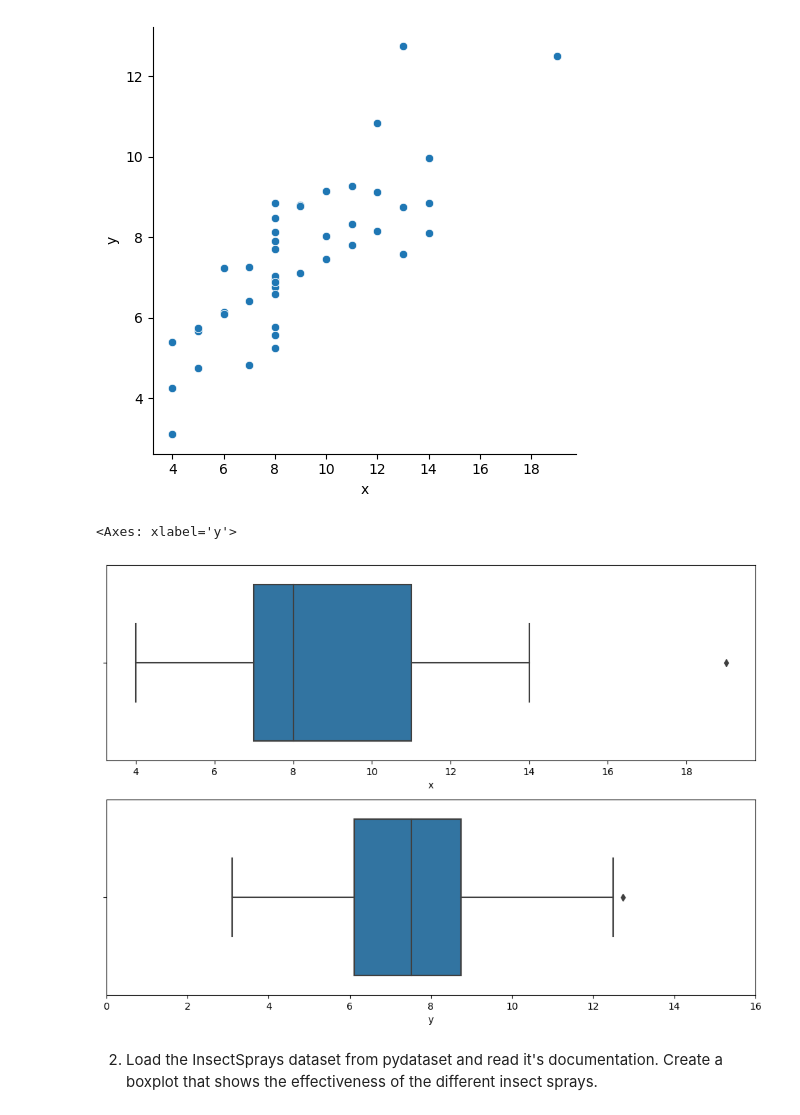
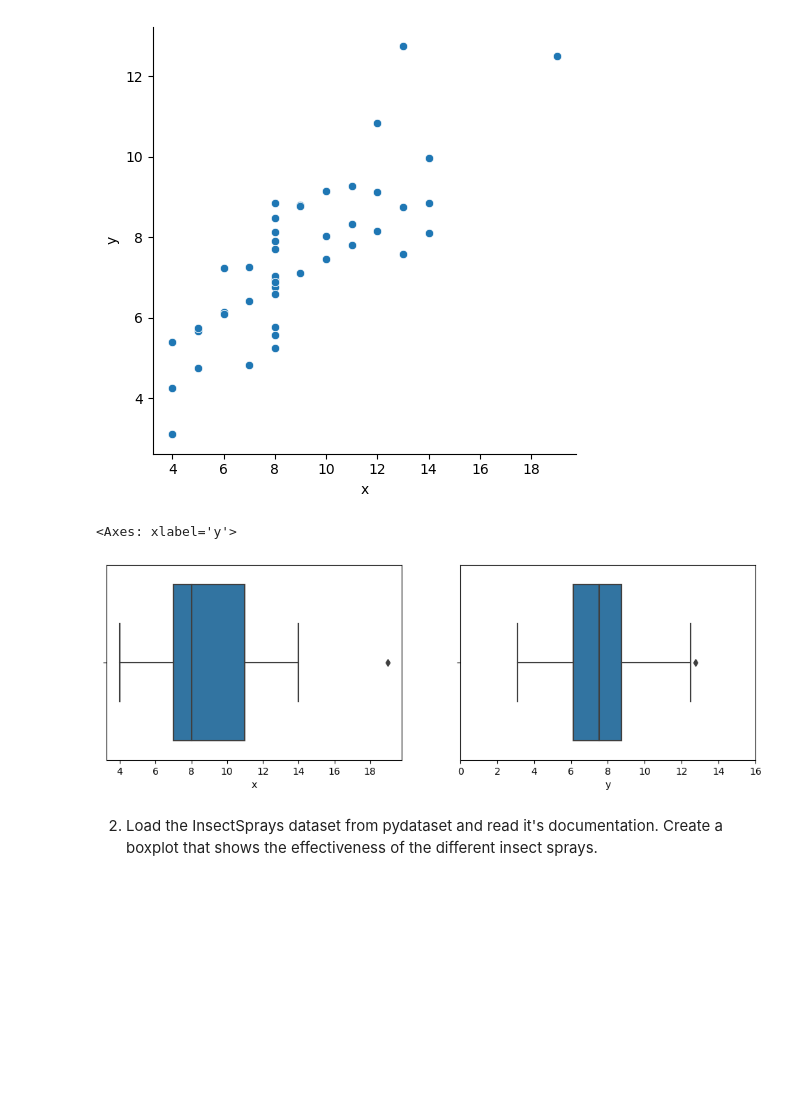
Before and after one commit to eelysee/numpy_pandas_visualization_exercises, a Jupyter notebook: seaborn_exercises.ipynb, the cells around one changed output. Cells and saved outputs as stored; diff of their text form; code cells hidden in the pictures; blank space fills up the shorter version.

```diff
--- a/seaborn_exercises.ipynb
+++ b/seaborn_exercises.ipynb
@@ -88,14 +88,14 @@ sns.relplot(x='x', y='y' , data=anscombe)
 [figure]
 # %%
 plt.figure(figsize=(12, 8))
-plt.subplot(2,1,1)
+plt.subplot(2,2,1)
 sns.boxplot(data=anscombe , x= 'x')
-plt.subplot(2,1,2)
+plt.subplot(2,2,2)
 plt.xlim(0,16)
 sns.boxplot(data=anscombe , x= 'y')
 # %% [output]
 <Axes: xlabel='y'>
-[figure, old version]
+[figure, new version]
 # %% [markdown]
 2. Load the InsectSprays dataset from pydataset and read it's documentation. Create a boxplot that shows the effectiveness of the different insect sprays.
 # %%
```
Also changed, not shown: parts of 23 cells of this notebook.
